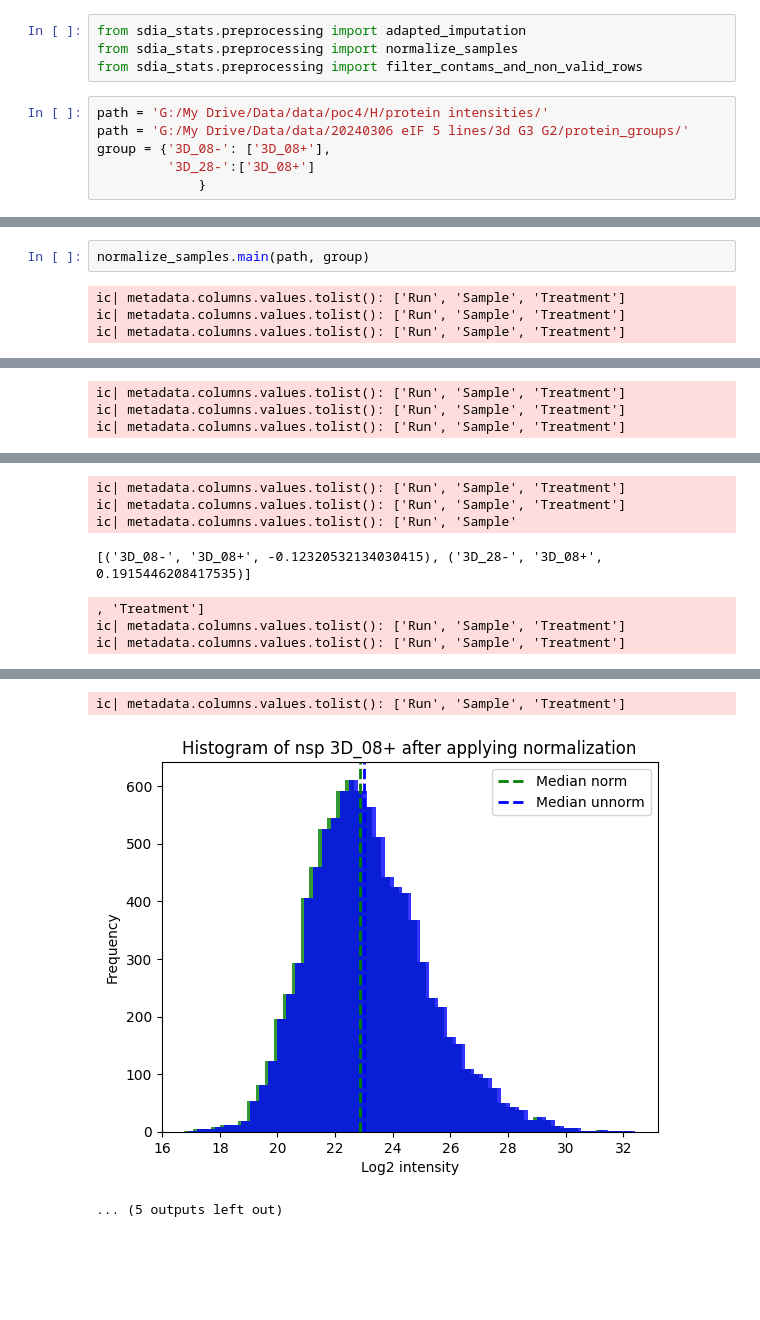
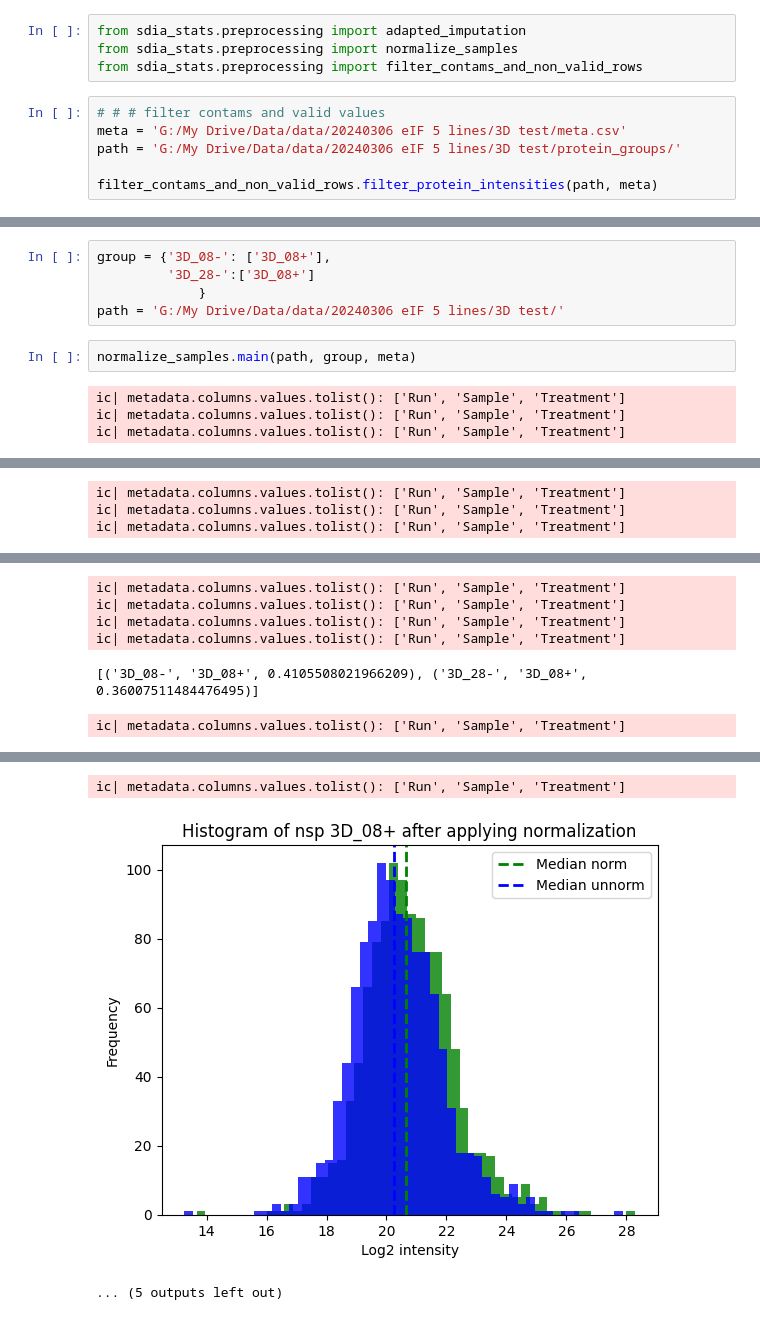
Before and after one commit to rkerrid/silac_dia_statistics, a Jupyter notebook: examples/preprocessing example.ipynb, the cells around one changed output, grey strips where cells are left out. Cells and saved outputs as stored; diff of their text form; blank space fills up the shorter version.

```diff
--- a/examples/preprocessing example.ipynb
+++ b/examples/preprocessing example.ipynb
@@ -7,8 +7,8 @@ from sdia_stats.preprocessing import adapted_imputation
 from sdia_stats.preprocessing import normalize_samples
 from sdia_stats.preprocessing import filter_contams_and_non_valid_rows
 # %%
-path = 'G:/My Drive/Data/data/poc4/H/protein intensities/'
-path = 'G:/My Drive/Data/data/20240306 eIF 5 lines/3d G3 G2/protein_groups/'
-group = {'3D_08-': ['3D_08+'],
-         '3D_28-':['3D_08+']
-             }
+# # # filter contams and valid values
+meta = 'G:/My Drive/Data/data/20240306 eIF 5 lines/3D test/meta.csv'
+path = 'G:/My Drive/Data/data/20240306 eIF 5 lines/3D test/protein_groups/'
+
+filter_contams_and_non_valid_rows.filter_protein_intensities(path, meta)
@@ -18,5 +140,10 @@ filter_contams_and_non_valid_rows.filter_protein_intensities(path, metadata_path
+# %%
+group = {'3D_08-': ['3D_08+'],
+         '3D_28-':['3D_08+']
+             }
+path = 'G:/My Drive/Data/data/20240306 eIF 5 lines/3D test/'
 # %%
-normalize_samples.main(path, group)
+normalize_samples.main(path, group, meta)
 # %% [output]
 ic| metadata.columns.values.tolist(): ['Run', 'Sample', 'Treatment']
 ic| metadata.columns.values.tolist(): ['Run', 'Sample', 'Treatment']
@@ -31,7 +158,6 @@ ic| metadata.columns.values.tolist(): ['Run', 'Sample', 'Treatment']
 ic| metadata.columns.values.tolist(): ['Run', 'Sample', 'Treatment']
 ic| metadata.columns.values.tolist(): ['Run', 'Sample', 'Treatment']
-ic| metadata.columns.values.tolist(): ['Run', 'Sample'
+ic| metadata.columns.values.tolist(): ['Run', 'Sample', 'Treatment']
+ic| metadata.columns.values.tolist(): ['Run', 'Sample', 'Treatment']
-[('3D_08-', '3D_08+', -0.12320532134030415), ('3D_28-', '3D_08+', 0.1915446208417535)]
+[('3D_08-', '3D_08+', 0.4105508021966209), ('3D_28-', '3D_08+', 0.36007511484476495)]
-, 'Treatment']
 ic| metadata.columns.values.tolist(): ['Run', 'Sample', 'Treatment']
-ic| metadata.columns.values.tolist(): ['Run', 'Sample', 'Treatment']
@@ -39,4 +165,4 @@ ic| metadata.columns.values.tolist(): ['Run', 'Sample', 'Treatment']
 ic| metadata.columns.values.tolist(): ['Run', 'Sample', 'Treatment']
-[figure, old version]
+[figure, new version]
 ... (5 outputs left out)
 # %%
```
Also changed, not shown: parts of 5 cells of this notebook, 8 other files.
